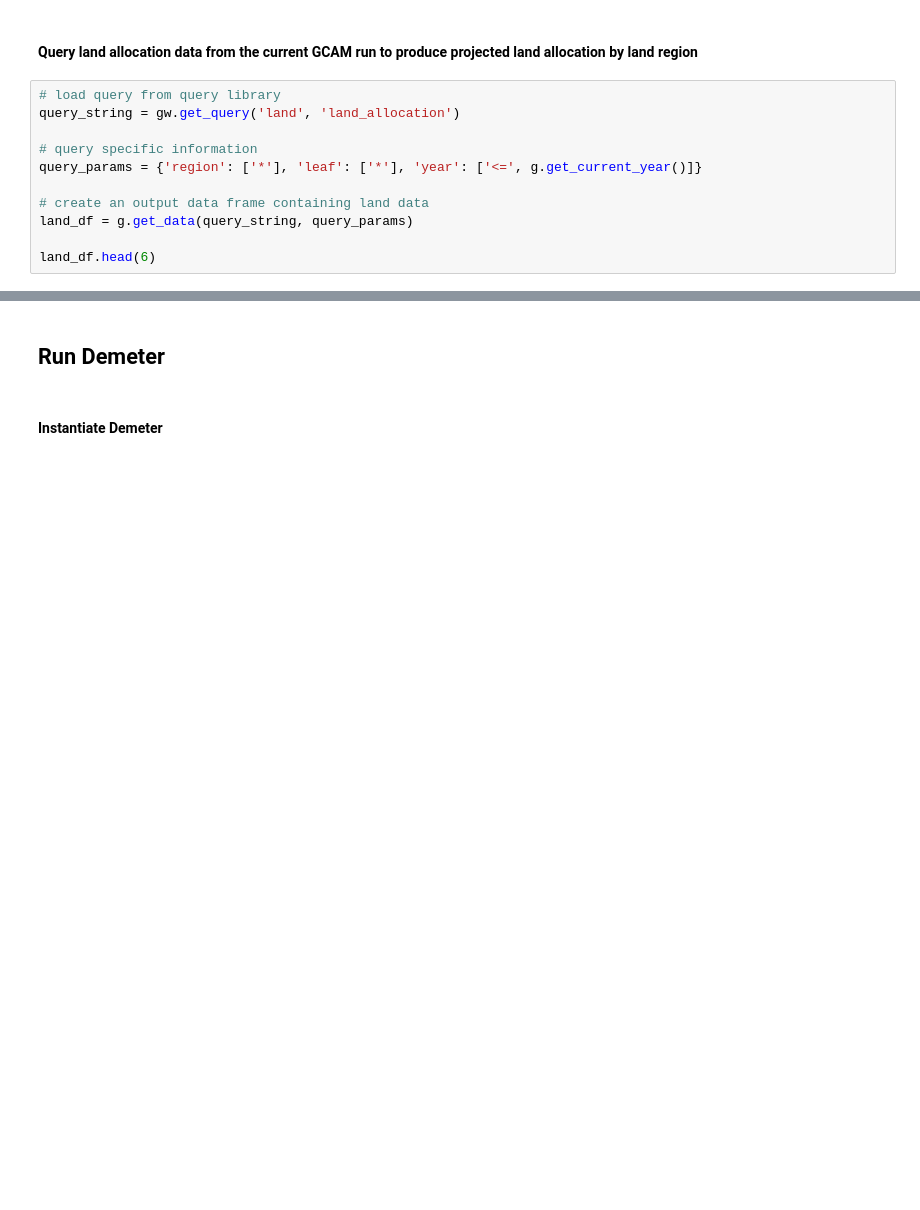
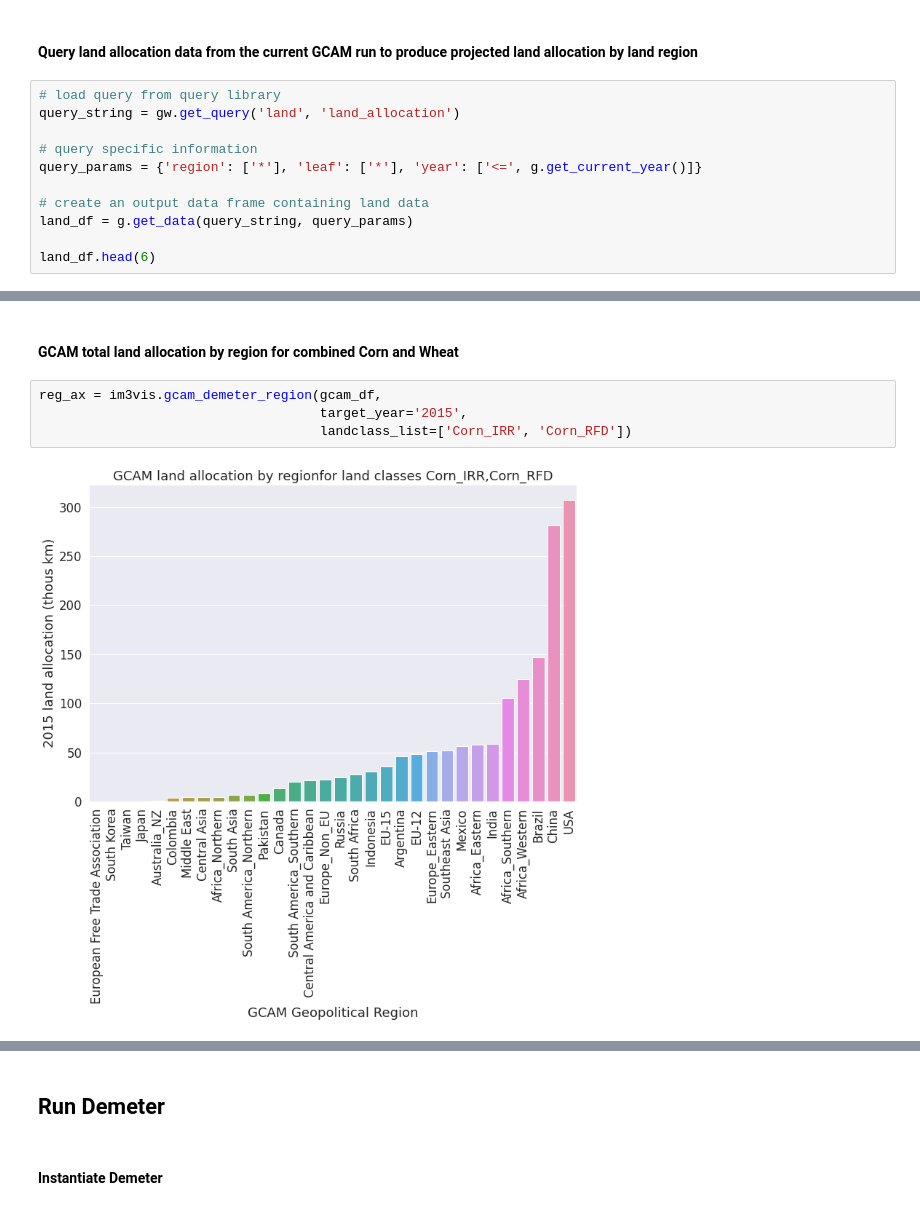
Before and after one commit to JGCRI/gcam_demeter_clinic, a Jupyter notebook: notebooks/gcam_demeter_demo.ipynb, the cells around one changed output, grey strips where cells are left out. Cells and saved outputs as stored; diff of their text form; blank space fills up the shorter version.

```diff
--- a/notebooks/gcam_demeter_demo.ipynb
+++ b/notebooks/gcam_demeter_demo.ipynb
@@ -96,0 +119,8 @@ land_df.head(6)
+# %% [markdown]
+#### GCAM total land allocation by region for combined Corn and Wheat
+# %%
+reg_ax = im3vis.gcam_demeter_region(gcam_df,
+                                    target_year='2015',
+                                    landclass_list=['Corn_IRR', 'Corn_RFD'])
+# %% [output]
+[figure, added]
```
Also changed, not shown: parts of 10 cells of this notebook.
